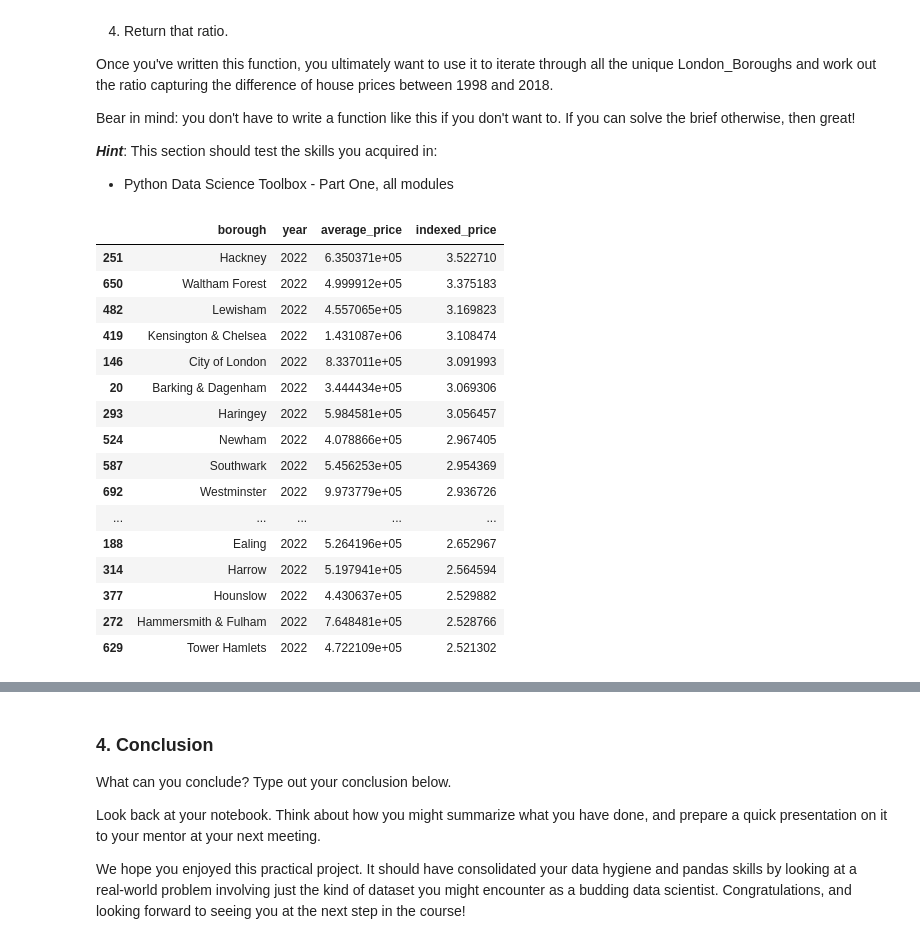
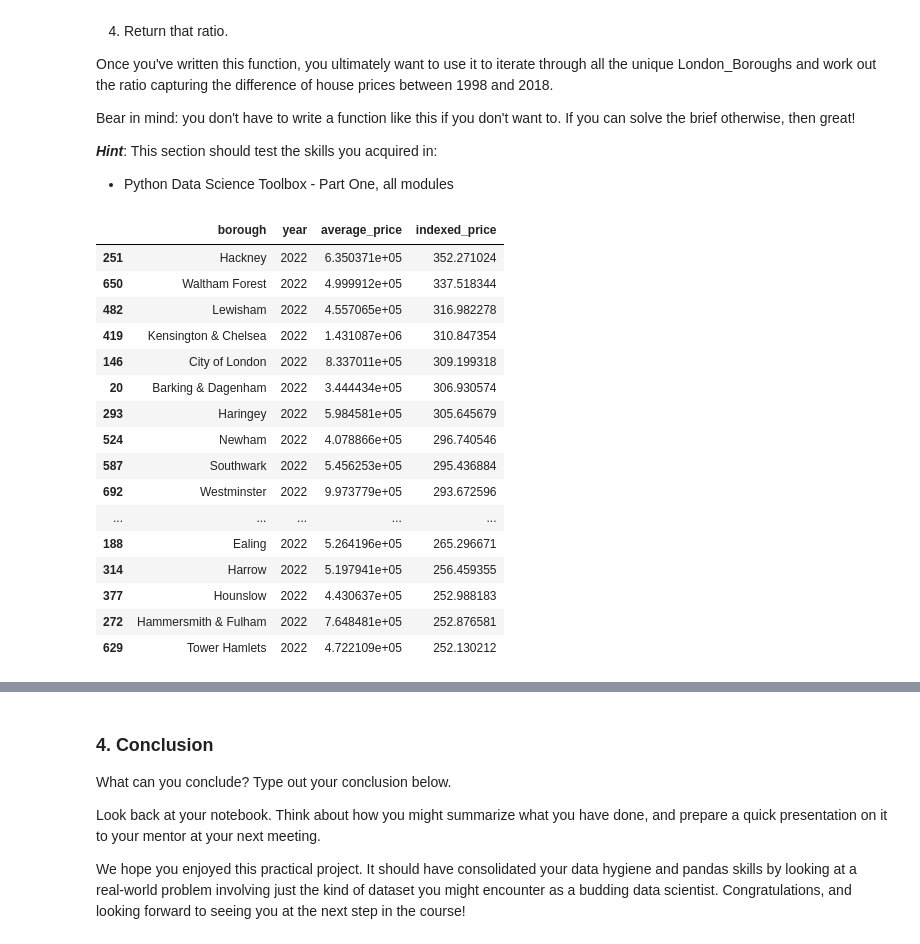
Before and after one commit to msc2106/springboard-data-science, a Jupyter notebook: Unit 4 Challenge - Tier 3.ipynb, the cells around one changed output, grey strips where cells are left out. Cells and saved outputs as stored; diff of their text form; code cells hidden in the pictures.

```diff
--- a/Unit 4 Challenge - Tier 3.ipynb
+++ b/Unit 4 Challenge - Tier 3.ipynb
@@ -303,32 +303,35 @@ Bear in mind: you don't have to write a function like this if you don't want to.
 ***Hint***: This section should test the skills you acquired in:
 - Python Data Science Toolbox - Part One, all modules
 # %%
+# extract the 2002 values as a baseline
 baseline_values = london_properties_annual.loc[
     london_properties_annual['year'] == 2002,
     ['borough', 'average_price']
 ]
+# set borough as an index for easier access in calculation
 baseline_values = baseline_values.set_index('borough')
 
+# calculate average prices indexed such that the 2002 value is 100
 london_properties_annual['indexed_price'] = london_properties_annual.apply(
-    lambda row: row['average_price'] / baseline_values.loc[row['borough']],
+    lambda row: row['average_price'] / baseline_values.loc[row['borough']] * 100,
     axis = 1
 )
 london_properties_annual.query('year == 2022').sort_values('indexed_price', ascending=False)
 # %% [output]
 |  | borough | year | average_price | indexed_price |
-| 251 | Hackney | 2022 | 6.350371e+05 | 3.522710 |
-| 650 | Waltham Forest | 2022 | 4.999912e+05 | 3.375183 |
-| 482 | Lewisham | 2022 | 4.557065e+05 | 3.169823 |
-| 419 | Kensington & Chelsea | 2022 | 1.431087e+06 | 3.108474 |
-| 146 | City of London | 2022 | 8.337011e+05 | 3.091993 |
-| 20 | Barking & Dagenham | 2022 | 3.444434e+05 | 3.069306 |
-| 293 | Haringey | 2022 | 5.984581e+05 | 3.056457 |
-| 524 | Newham | 2022 | 4.078866e+05 | 2.967405 |
-| 587 | Southwark | 2022 | 5.456253e+05 | 2.954369 |
-| 692 | Westminster | 2022 | 9.973779e+05 | 2.936726 |
+| 251 | Hackney | 2022 | 6.350371e+05 | 352.271024 |
+| 650 | Waltham Forest | 2022 | 4.999912e+05 | 337.518344 |
+| 482 | Lewisham | 2022 | 4.557065e+05 | 316.982278 |
+| 419 | Kensington & Chelsea | 2022 | 1.431087e+06 | 310.847354 |
+| 146 | City of London | 2022 | 8.337011e+05 | 309.199318 |
+| 20 | Barking & Dagenham | 2022 | 3.444434e+05 | 306.930574 |
+| 293 | Haringey | 2022 | 5.984581e+05 | 305.645679 |
+| 524 | Newham | 2022 | 4.078866e+05 | 296.740546 |
+| 587 | Southwark | 2022 | 5.456253e+05 | 295.436884 |
+| 692 | Westminster | 2022 | 9.973779e+05 | 293.672596 |
 | ... | ... | ... | ... | ... |
-| 188 | Ealing | 2022 | 5.264196e+05 | 2.652967 |
-| 314 | Harrow | 2022 | 5.197941e+05 | 2.564594 |
-| 377 | Hounslow | 2022 | 4.430637e+05 | 2.529882 |
-| 272 | Hammersmith & Fulham | 2022 | 7.648481e+05 | 2.528766 |
-| 629 | Tower Hamlets | 2022 | 4.722109e+05 | 2.521302 |
+| 188 | Ealing | 2022 | 5.264196e+05 | 265.296671 |
+| 314 | Harrow | 2022 | 5.197941e+05 | 256.459355 |
+| 377 | Hounslow | 2022 | 4.430637e+05 | 252.988183 |
+| 272 | Hammersmith & Fulham | 2022 | 7.648481e+05 | 252.876581 |
+| 629 | Tower Hamlets | 2022 | 4.722109e+05 | 252.130212 |
```
Also changed, not shown: parts of 1 cell of this notebook.
